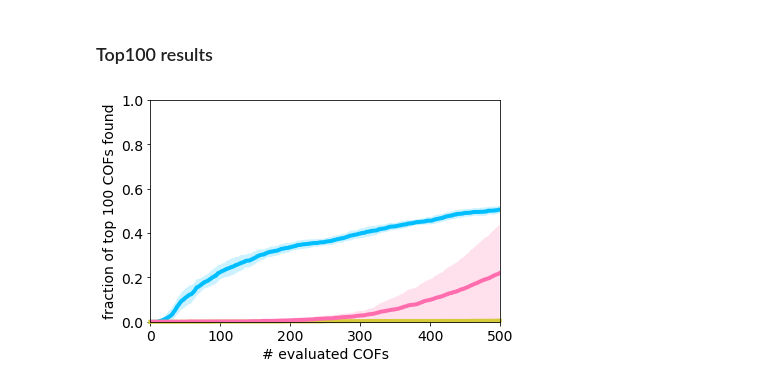
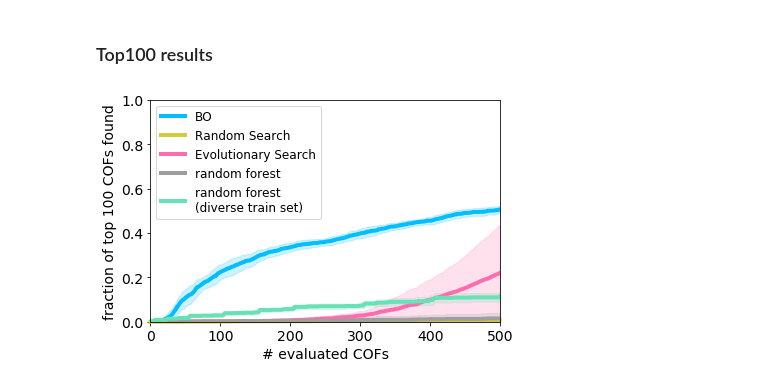
Before and after one commit to aryandeshwal/BO_of_COFs, a Jupyter notebook: COFS_figures.ipynb, the cells around one changed output. Drawn from its saved outputs; the diff is of its cells as text; code cells hidden in the pictures.

Commit message:
updated with random forest results

```diff
--- a/COFS_figures.ipynb
+++ b/COFS_figures.ipynb
@@ -304,36 +365,45 @@ num_points = 500
 
 bo_top100 = num_points_in_top100(torch.load('bo_results.pkl')['outputs_normalized'])
 es_top100 = num_points_in_top100(torch.load('es_results.pkl')['outputs_normalized'])
+rf_top100 = num_points_in_top100(torch.load('rf_single_acq_results.pkl')['outputs_normalized'])
+diverse_rf_top100 =  num_points_in_top100(torch.load('diverse_rf_single_acq_results.pkl')['outputs_normalized'])
 # Random Search
 all_outputs =  pickle.load(open('methane_storage.pkl', 'rb'))['outputs'].values
 all_outputs = ((all_outputs - np.min(all_outputs))/(np.max(all_outputs)-np.min(all_outputs)))
 rs_data = []
 for i in range(25):
     initial_random_idxs = np.random.choice(np.arange((inputs.shape[0])), size=500, replace=False)
     rs_data.append(all_outputs[initial_random_idxs])
 rs_top100 = num_points_in_top100(rs_data)
 
 
 plt.plot(list(range(num_points)), np.mean(bo_top100, axis=0), label='BO', color=search_to_color["BO"], lw=4)
 plt.fill_between(list(range(num_points)), np.mean(bo_top100, axis=0) - np.std(bo_top100, axis=0), np.mean(bo_top100, axis=0) +  np.std(bo_top100, axis=0),
                  alpha=0.2, color=search_to_color["BO"], ec="None")
 plt.plot(list(range(num_points)), np.mean(rs_top100, axis=0), label='Random Search', color=search_to_color["random"], lw=4, clip_on=False)
 plt.fill_between(list(range(num_points)), np.mean(rs_top100, axis=0) - np.std(rs_top100, axis=0), np.mean(rs_top100, axis=0) +  np.std(rs_top100, axis=0),
                  alpha=0.2, color=search_to_color["random"], ec="None")
 plt.plot(list(range(num_points)), np.mean(es_top100, axis=0), label='Evolutionary Search', color=search_to_color["evolutionary"], lw=4)
 plt.fill_between(list(range(num_points)), np.mean(es_top100, axis=0) -  np.std(es_top100, axis=0), np.mean(es_top100, axis=0) + np.std(es_top100, axis=0),
                  alpha=0.2, color=search_to_color["evolutionary"], ec="None")
+plt.plot(list(range(num_points)), np.mean(rf_top100, axis=0), label='random forest', color=search_to_color["RF"], lw=4)
+plt.fill_between(list(range(num_points)), np.mean(rf_top100, axis=0) -  np.std(rf_top100, axis=0), np.mean(rf_top100, axis=0) + np.std(rf_top100, axis=0),
+                 alpha=0.2, color=search_to_color["RF"], ec="None")
+
+plt.plot(list(range(num_points)), np.mean(diverse_rf_top100, axis=0), label='random forest\n(diverse train set)', color=cool_colors[3], lw=4)
+plt.fill_between(list(range(num_points)), np.mean(diverse_rf_top100, axis=0) -  np.std(diverse_rf_top100, axis=0), np.mean(diverse_rf_top100, axis=0) + np.std(diverse_rf_top100, axis=0),
+                 alpha=0.2, color=cool_colors[3], ec="None")
 
 
 
 plt.ylabel('fraction of top 100 COFs found', fontsize=14)
 plt.xlabel('# evaluated COFs',fontsize=14)
-# plt.legend(fontsize=12)
+plt.legend(fontsize=12)
 plt.xlim([0, 500])
 plt.ylim([0, 1])
 plt.xticks(fontsize=14)
 plt.yticks(fontsize=14)
 plt.tight_layout()
-plt.savefig("search_efficiency_top100.pdf", format="pdf")
+# plt.savefig("search_efficiency_top100.pdf", format="pdf")
 # %% [output]
-[figure, old version]
+[figure, new version]
```
Also changed, not shown: parts of 7 cells of this notebook.
